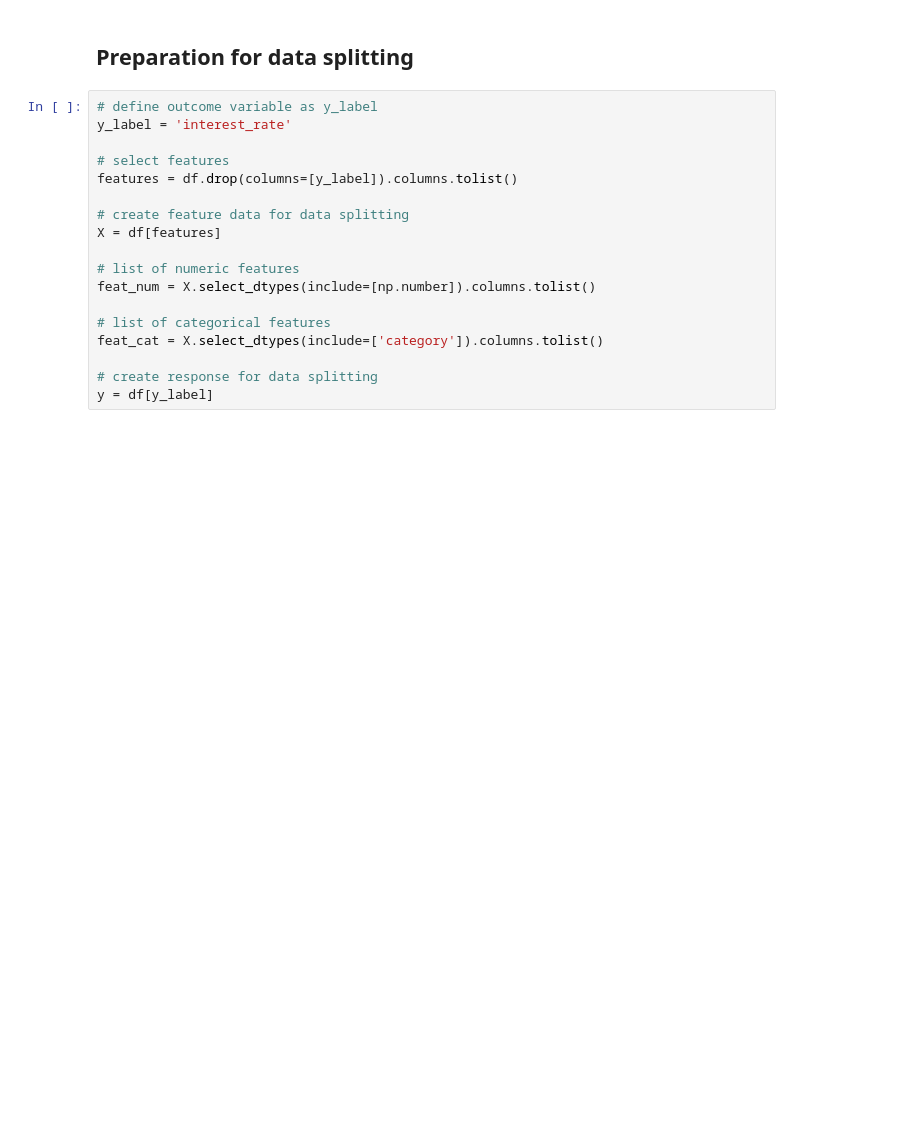
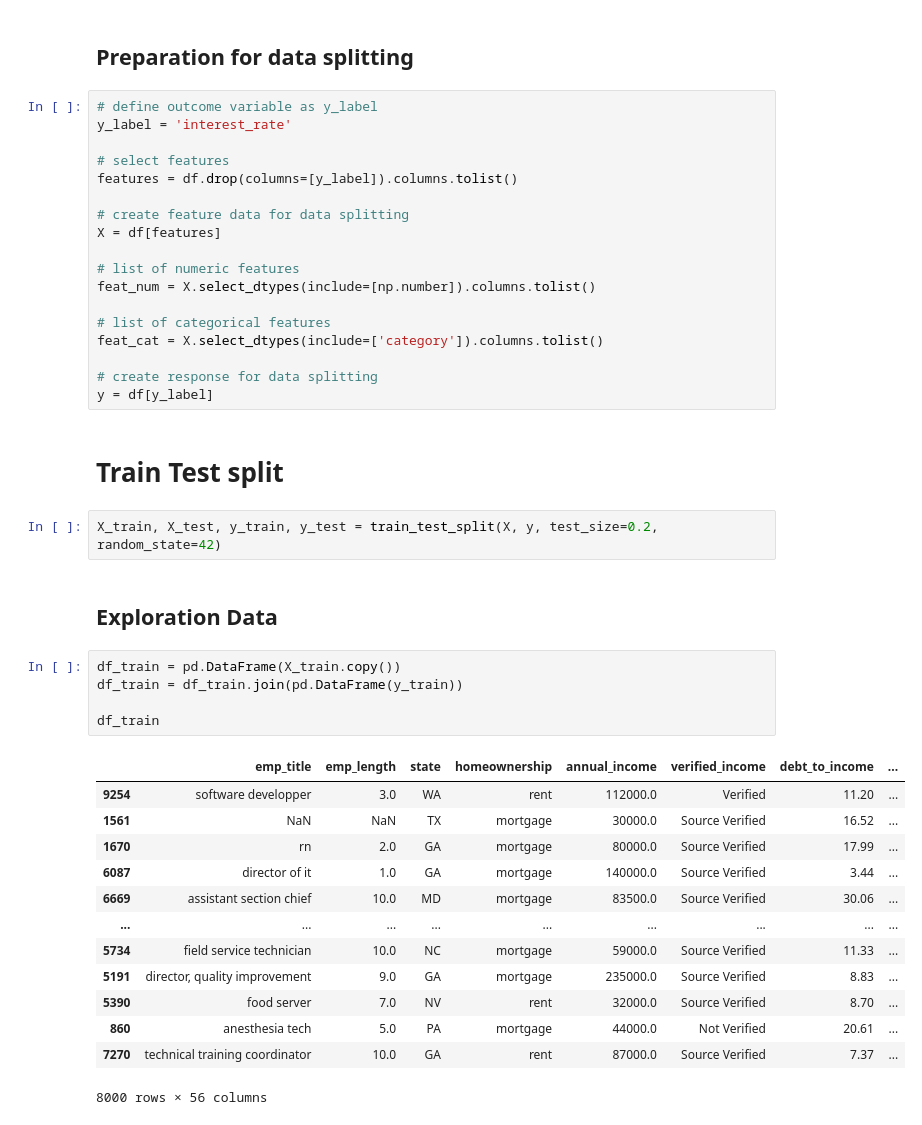
Before and after one commit to AndreasScheumann/analytics-case1, a Jupyter notebook: notebooks/case_loans.ipynb, the cells around one changed output. Saved outputs shown, nothing was run; the diff lists cells and outputs as text; blank space fills up the shorter version.

Commit message:
Data Splitting

```diff
--- a/notebooks/case_loans.ipynb
+++ b/notebooks/case_loans.ipynb
@@ -121,3 +122,28 @@ feat_cat = X.select_dtypes(include=['category']).columns.tolist()
 
 # create response for data splitting
 y = df[y_label]
+# %% [markdown]
+# Train Test split
+# %%
+X_train, X_test, y_train, y_test = train_test_split(X, y, test_size=0.2, random_state=42)
+# %% [markdown]
+## Exploration Data
+# %%
+df_train = pd.DataFrame(X_train.copy())
+df_train = df_train.join(pd.DataFrame(y_train))
+
+df_train
+# %% [output]
+|  | emp_title | emp_length | state | homeownership | annual_income | verified_income | debt_to_income | ... |
+| 9254 | software developper | 3.0 | WA | rent | 112000.0 | Verified | 11.20 | ... |
+| 1561 | NaN | NaN | TX | mortgage | 30000.0 | Source Verified | 16.52 | ... |
+| 1670 | rn | 2.0 | GA | mortgage | 80000.0 | Source Verified | 17.99 | ... |
+| 6087 | director of it | 1.0 | GA | mortgage | 140000.0 | Source Verified | 3.44 | ... |
+| 6669 | assistant section chief | 10.0 | MD | mortgage | 83500.0 | Source Verified | 30.06 | ... |
+| ... | ... | ... | ... | ... | ... | ... | ... | ... |
+| 5734 | field service technician | 10.0 | NC | mortgage | 59000.0 | Source Verified | 11.33 | ... |
+| 5191 | director, quality improvement | 9.0 | GA | mortgage | 235000.0 | Source Verified | 8.83 | ... |
+| 5390 | food server | 7.0 | NV | rent | 32000.0 | Source Verified | 8.70 | ... |
+| 860 | anesthesia tech | 5.0 | PA | mortgage | 44000.0 | Not Verified | 20.61 | ... |
+| 7270 | technical training coordinator | 10.0 | GA | rent | 87000.0 | Source Verified | 7.37 | ... |
+8000 rows × 56 columns
```
Also changed, not shown: parts of 1 cell of this notebook.
